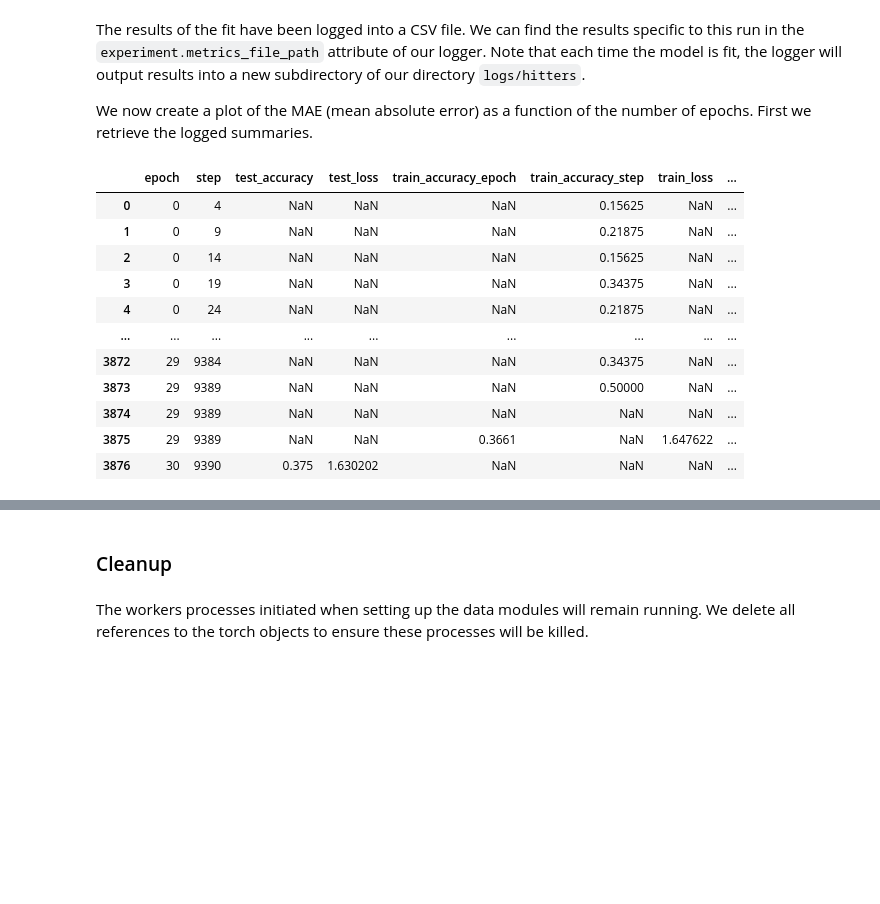
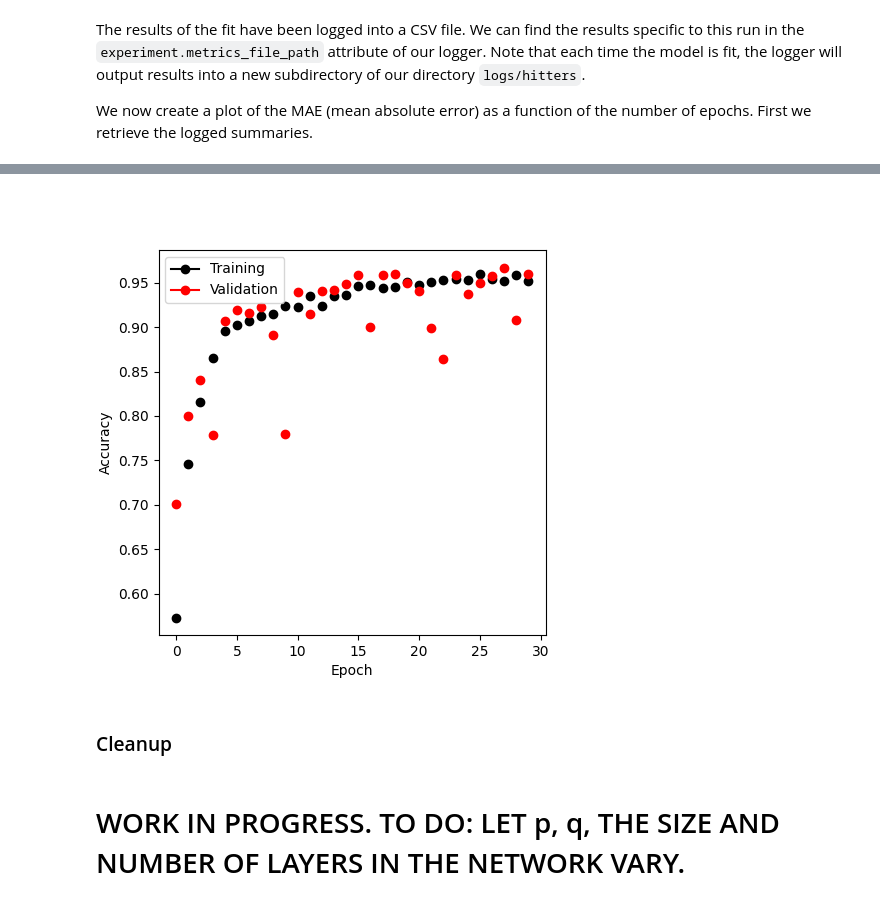
Before and after one commit to EtienneBatelier/ml-experiments, a Jupyter notebook: Torus links and neural networks.ipynb, the cells around one changed output, grey strips where cells are left out. Drawn from its saved outputs; the diff is of its cells as text; code cells hidden in the pictures; blank space fills up the shorter version.

Commit message:
Mild progress torus links and neural networks. Set up the torch code to train and test a single elementary network.

```diff
--- a/Torus links and neural networks.ipynb
+++ b/Torus links and neural networks.ipynb
@@ -254,19 +277,29 @@ results into a new subdirectory of our directory `logs/hitters`.
 We now create a plot of the MAE (mean absolute error) as a function of
 the number of epochs.
 First we retrieve the logged summaries.
+# %%
+def summary_plot(results,
+                 ax,
+                 col,
+                 y_label,
+                 valid_legend = 'Validation',
+                 training_legend = 'Training'):
+    for (column,
+         color,
+         label) in zip([f'train_{col}_epoch', f'valid_{col}'],
+                       ['black', 'red'],
+                       [training_legend, valid_legend]):
+        results.plot(x = 'epoch',
+                     y = column,
+                     label = label,
+                     marker = 'o',
+                     color = color,
+                     ax = ax)
+    ax.set_xlabel('Epoch')
+    ax.set_ylabel(y_label)
+    return ax
 # %%
 torusLink_results = pd.read_csv(torusLink_logger.experiment.metrics_file_path)
-torusLink_results
+fig, ax = pyplot.subplots(1, 1, figsize=(5, 5))
+summary_plot(torusLink_results, ax, 'accuracy', 'Accuracy')
 # %% [output]
-|  | epoch | step | test_accuracy | test_loss | train_accuracy_epoch | train_accuracy_step | train_loss | ... |
-| 0 | 0 | 4 | NaN | NaN | NaN | 0.15625 | NaN | ... |
-| 1 | 0 | 9 | NaN | NaN | NaN | 0.21875 | NaN | ... |
-| 2 | 0 | 14 | NaN | NaN | NaN | 0.15625 | NaN | ... |
-| 3 | 0 | 19 | NaN | NaN | NaN | 0.34375 | NaN | ... |
-| 4 | 0 | 24 | NaN | NaN | NaN | 0.21875 | NaN | ... |
-| ... | ... | ... | ... | ... | ... | ... | ... | ... |
-| 3872 | 29 | 9384 | NaN | NaN | NaN | 0.34375 | NaN | ... |
-| 3873 | 29 | 9389 | NaN | NaN | NaN | 0.50000 | NaN | ... |
-| 3874 | 29 | 9389 | NaN | NaN | NaN | NaN | NaN | ... |
-| 3875 | 29 | 9389 | NaN | NaN | 0.3661 | NaN | 1.647622 | ... |
-| 3876 | 30 | 9390 | 0.375 | 1.630202 | NaN | NaN | NaN | ... |
@@ -274,5 +307,4 @@ torusLink_results
+[figure, added]
 # %% [markdown]
 ### Cleanup
-# %% [markdown]
-The workers processes initiated when setting up the data modules will remain running. We delete all references to the torch objects to ensure these processes will be killed.
 # %%
@@ -287,0 +315,2 @@ del(Hitters,
+# %% [markdown]
+# WORK IN PROGRESS. TO DO: LET p, q, THE SIZE AND NUMBER OF LAYERS IN THE NETWORK VARY.
```
Also changed, not shown: parts of 19 cells of this notebook, 13 other files.
